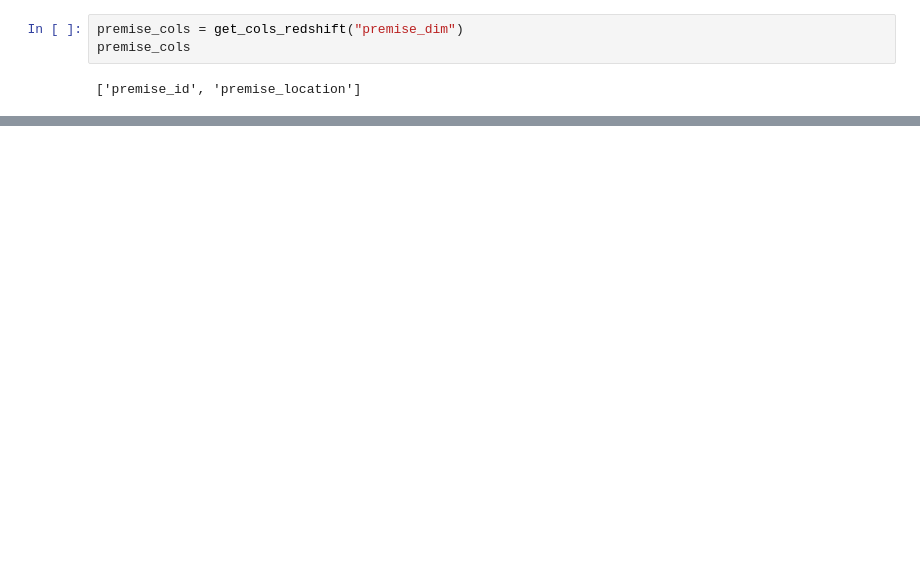
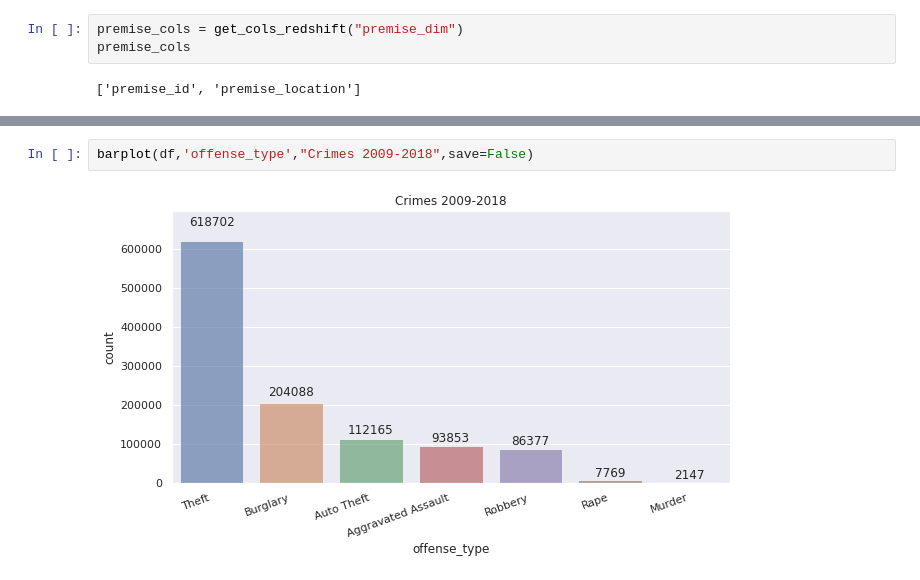
Before and after one commit to franksalas/dend-capstone, a Jupyter notebook: explore_data.ipynb, the cells around one changed output, grey strips where cells are left out. Drawn from its saved outputs; the diff is of its cells as text; blank space fills up the shorter version.

```diff
--- a/explore_data.ipynb
+++ b/explore_data.ipynb
@@ -134,0 +248,4 @@ LIMIT 10;
+# %%
+barplot(df,'offense_type',"Crimes 2009-2018",save=False)
+# %% [output]
+[figure, added]
```
Also changed, not shown: parts of 29 cells of this notebook, 1 other file.
